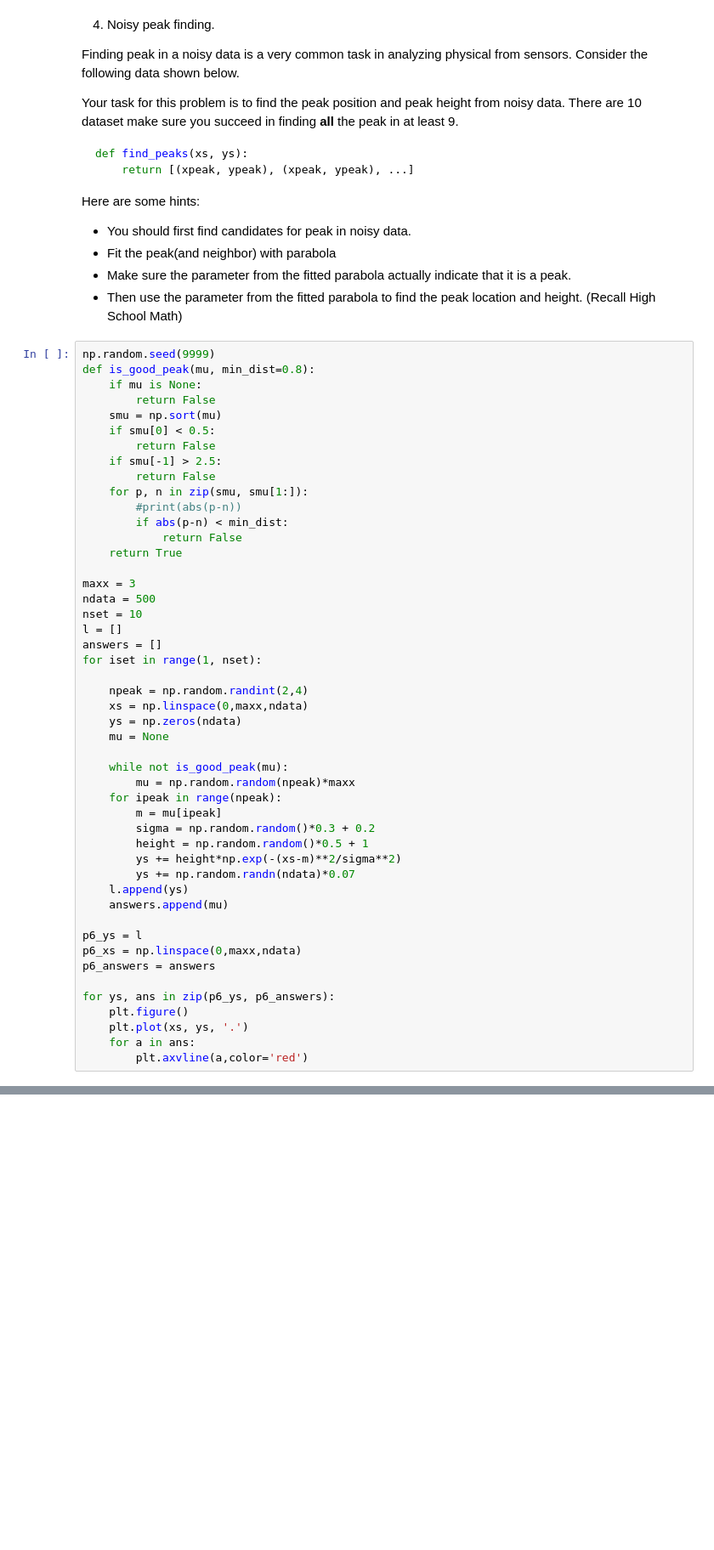
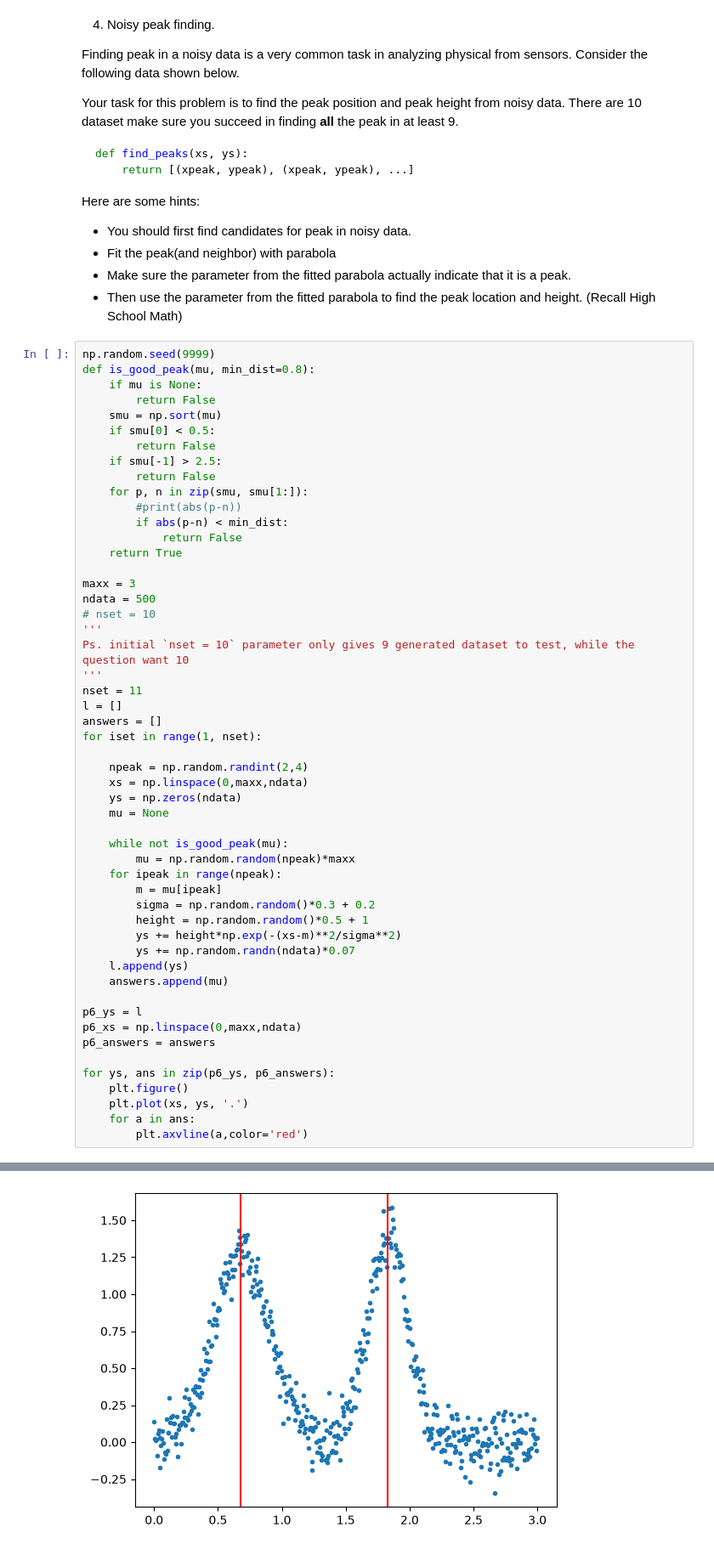
Before and after one commit to jiraroj-wir/iccs205-homework, a Jupyter notebook: hw4/Homework4.ipynb, the cells around one changed output, grey strips where cells are left out. Shown at 85% size. Cells and saved outputs as stored; diff of their text form; blank space fills up the shorter version.

```diff
--- a/hw4/Homework4.ipynb
+++ b/hw4/Homework4.ipynb
@@ -486,7 +486,11 @@ def is_good_peak(mu, min_dist=0.8):
 
 maxx = 3
 ndata = 500
-nset = 10
+# nset = 10
+'''
+Ps. initial `nset = 10` parameter only gives 9 generated dataset to test, while the question want 10
+'''
+nset = 11
 l = []
 answers = []
 for iset in range(1, nset):
@@ -499,30 +503,31 @@ for iset in range(1, nset):
     while not is_good_peak(mu):
         mu = np.random.random(npeak)*maxx
     for ipeak in range(npeak):
         m = mu[ipeak]
         sigma = np.random.random()*0.3 + 0.2
         height = np.random.random()*0.5 + 1
         ys += height*np.exp(-(xs-m)**2/sigma**2)
         ys += np.random.randn(ndata)*0.07
     l.append(ys)
     answers.append(mu)
 
 p6_ys = l
 p6_xs = np.linspace(0,maxx,ndata)
 p6_answers = answers
 
 for ys, ans in zip(p6_ys, p6_answers):
     plt.figure()
     plt.plot(xs, ys, '.')
     for a in ans:
         plt.axvline(a,color='red')
 # %% [output]
 [figure]
 [figure]
 [figure]
 [figure]
 [figure]
 [figure]
 [figure]
 [figure]
 [figure]
+[figure, added]
```
Also changed, not shown: parts of 3 cells of this notebook.
